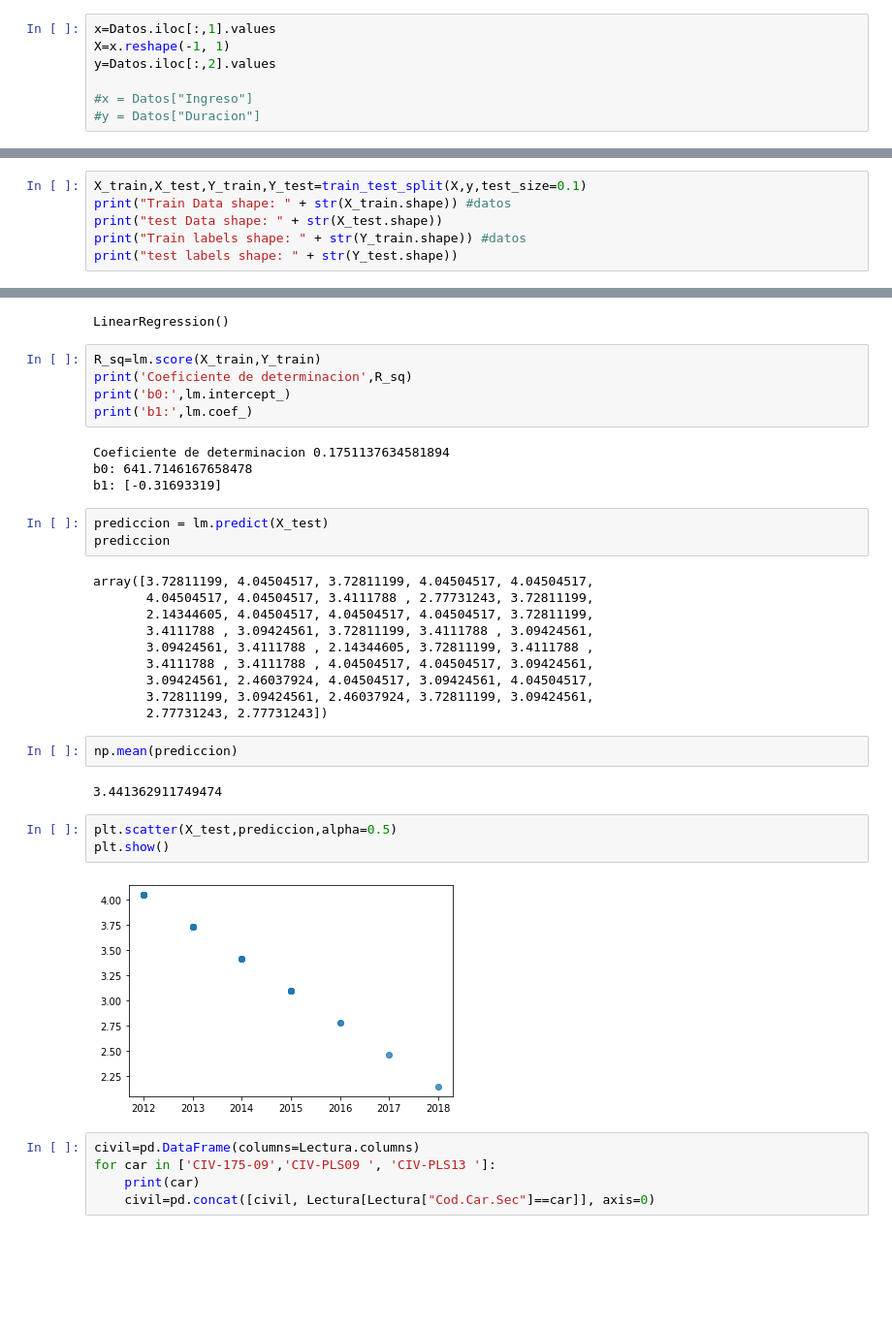
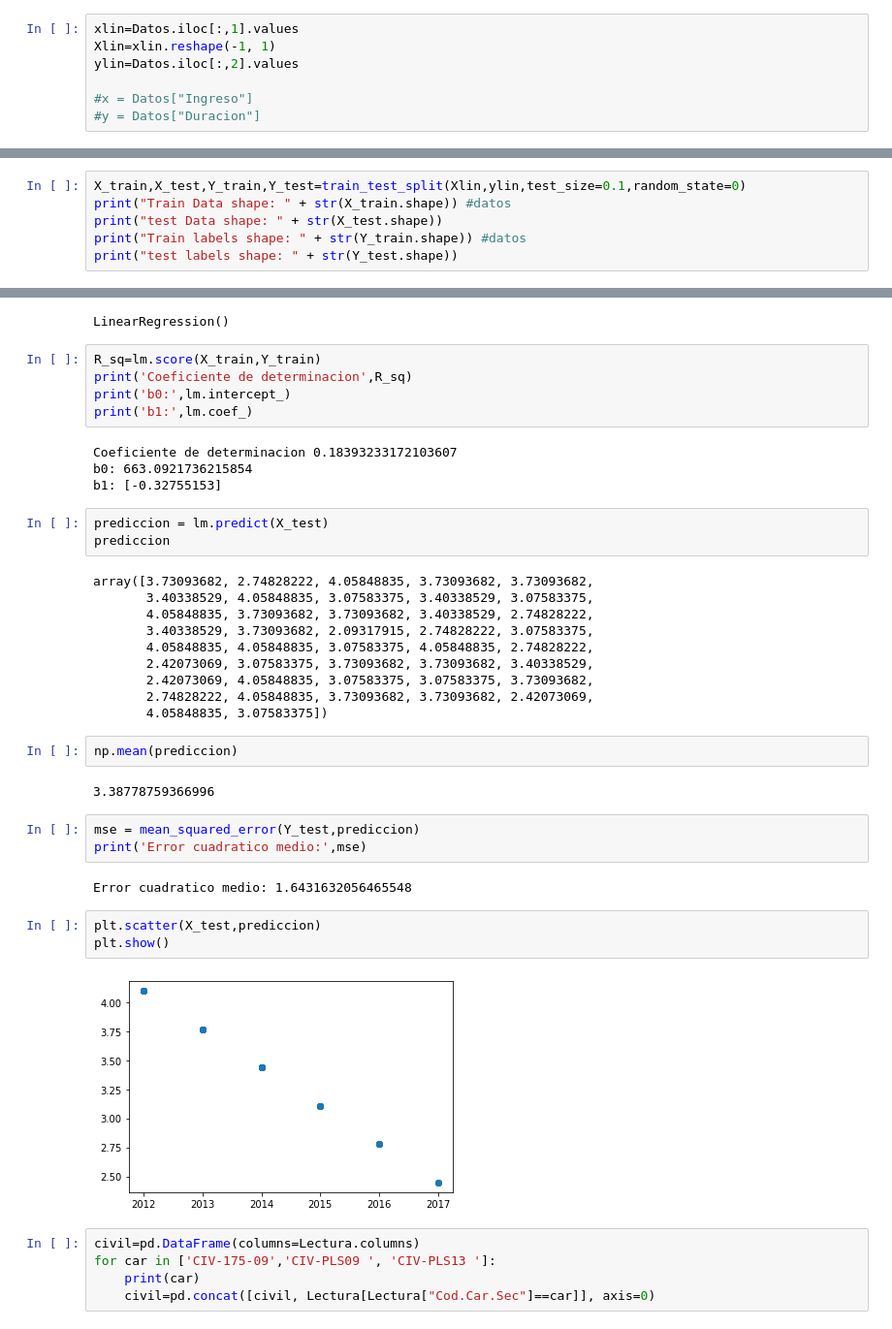
Before and after one commit to nachxnx/IA-MCT-GRUPO4, a Jupyter notebook: Civil/PreProcesamiento.ipynb, the cells around one changed output, grey strips where cells are left out. Shown at 97% size. Cells and saved outputs as stored; diff of their text form; blank space fills up the shorter version.

```diff
--- a/Civil/PreProcesamiento.ipynb
+++ b/Civil/PreProcesamiento.ipynb
@@ -144,9 +143,9 @@ Datos
 # %%
 #Datos.iloc[:,0]
 # %%
-x=Datos.iloc[:,1].values
-X=x.reshape(-1, 1)
-y=Datos.iloc[:,2].values
+xlin=Datos.iloc[:,1].values
+Xlin=xlin.reshape(-1, 1)
+ylin=Datos.iloc[:,2].values
 
 #x = Datos["Ingreso"]
 #y = Datos["Duracion"]
@@ -161,5 +162,5 @@ from sklearn.linear_model import LinearRegression
 # %%
-X_train,X_test,Y_train,Y_test=train_test_split(X,y,test_size=0.1)
+X_train,X_test,Y_train,Y_test=train_test_split(Xlin,ylin,test_size=0.1,random_state=0)
 print("Train Data shape: " + str(X_train.shape)) #datos
 print("test Data shape: " + str(X_test.shape))
 print("Train labels shape: " + str(Y_train.shape)) #datos
@@ -180,31 +181,36 @@ print('Coeficiente de determinacion',R_sq)
 print('b0:',lm.intercept_)
 print('b1:',lm.coef_)
 # %% [output]
-Coeficiente de determinacion 0.1751137634581894
-b0: 641.7146167658478
-b1: [-0.31693319]
+Coeficiente de determinacion 0.18393233172103607
+b0: 663.0921736215854
+b1: [-0.32755153]
 # %%
 prediccion = lm.predict(X_test)
 prediccion
 # %% [output]
-array([3.72811199, 4.04504517, 3.72811199, 4.04504517, 4.04504517,
-       4.04504517, 4.04504517, 3.4111788 , 2.77731243, 3.72811199,
-       2.14344605, 4.04504517, 4.04504517, 4.04504517, 3.72811199,
-       3.4111788 , 3.09424561, 3.72811199, 3.4111788 , 3.09424561,
-       3.09424561, 3.4111788 , 2.14344605, 3.72811199, 3.4111788 ,
-       3.4111788 , 3.4111788 , 4.04504517, 4.04504517, 3.09424561,
-       3.09424561, 2.46037924, 4.04504517, 3.09424561, 4.04504517,
-       3.72811199, 3.09424561, 2.46037924, 3.72811199, 3.09424561,
-       2.77731243, 2.77731243])
+array([3.73093682, 2.74828222, 4.05848835, 3.73093682, 3.73093682,
+       3.40338529, 4.05848835, 3.07583375, 3.40338529, 3.07583375,
+       4.05848835, 3.73093682, 3.73093682, 3.40338529, 2.74828222,
+       3.40338529, 3.73093682, 2.09317915, 2.74828222, 3.07583375,
+       4.05848835, 4.05848835, 3.07583375, 4.05848835, 2.74828222,
+       2.42073069, 3.07583375, 3.73093682, 3.73093682, 3.40338529,
+       2.42073069, 4.05848835, 3.07583375, 3.07583375, 3.73093682,
+       2.74828222, 4.05848835, 3.73093682, 3.73093682, 2.42073069,
+       4.05848835, 3.07583375])
 # %%
 np.mean(prediccion)
 # %% [output]
-3.441362911749474
+3.38778759366996
+# %%
+mse = mean_squared_error(Y_test,prediccion)
+print('Error cuadratico medio:',mse)
+# %% [output]
+Error cuadratico medio: 1.6431632056465548
 # %%
-plt.scatter(X_test,prediccion,alpha=0.5)
+plt.scatter(X_test,prediccion)
 plt.show()
 # %% [output]
-[figure, old version]
+[figure, new version]
 # %%
 civil=pd.DataFrame(columns=Lectura.columns)
 for car in ['CIV-175-09','CIV-PLS09 ', 'CIV-PLS13 ']:
```
Also changed, not shown: parts of 17 cells of this notebook, 1 other file.
